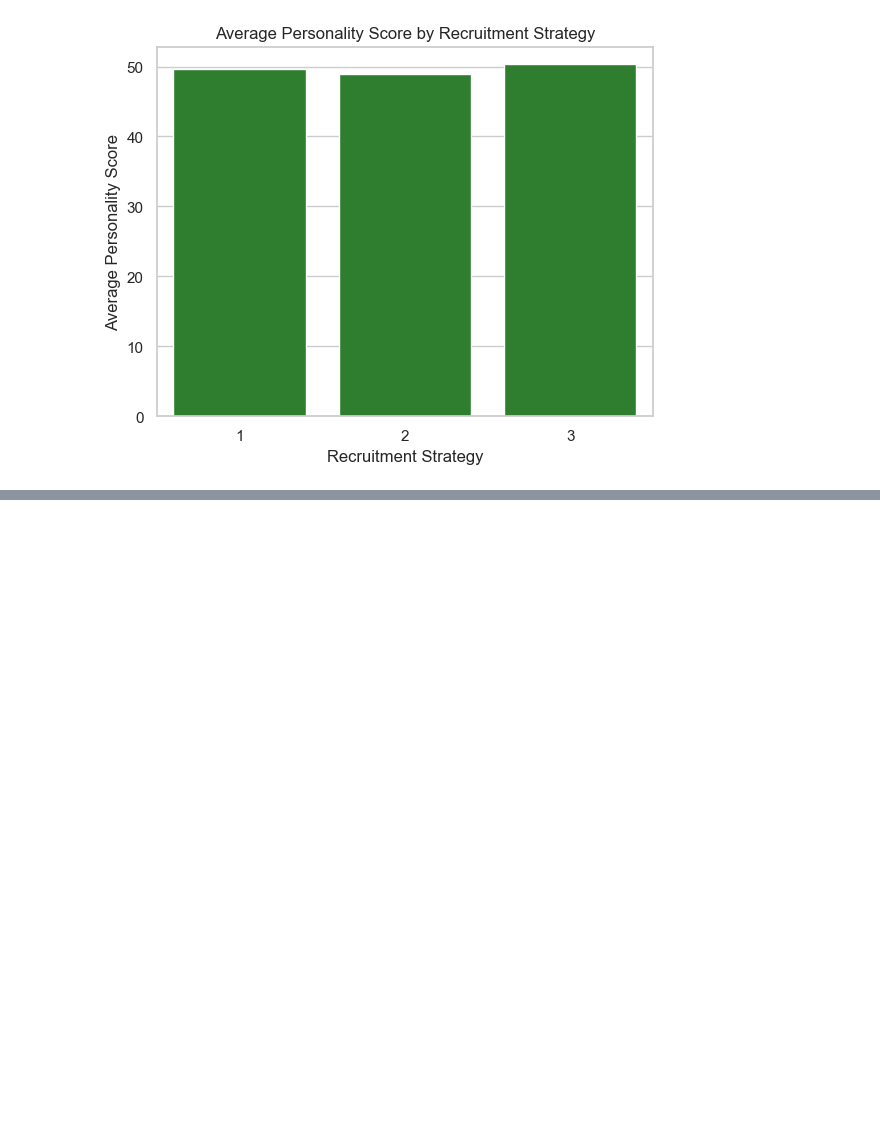
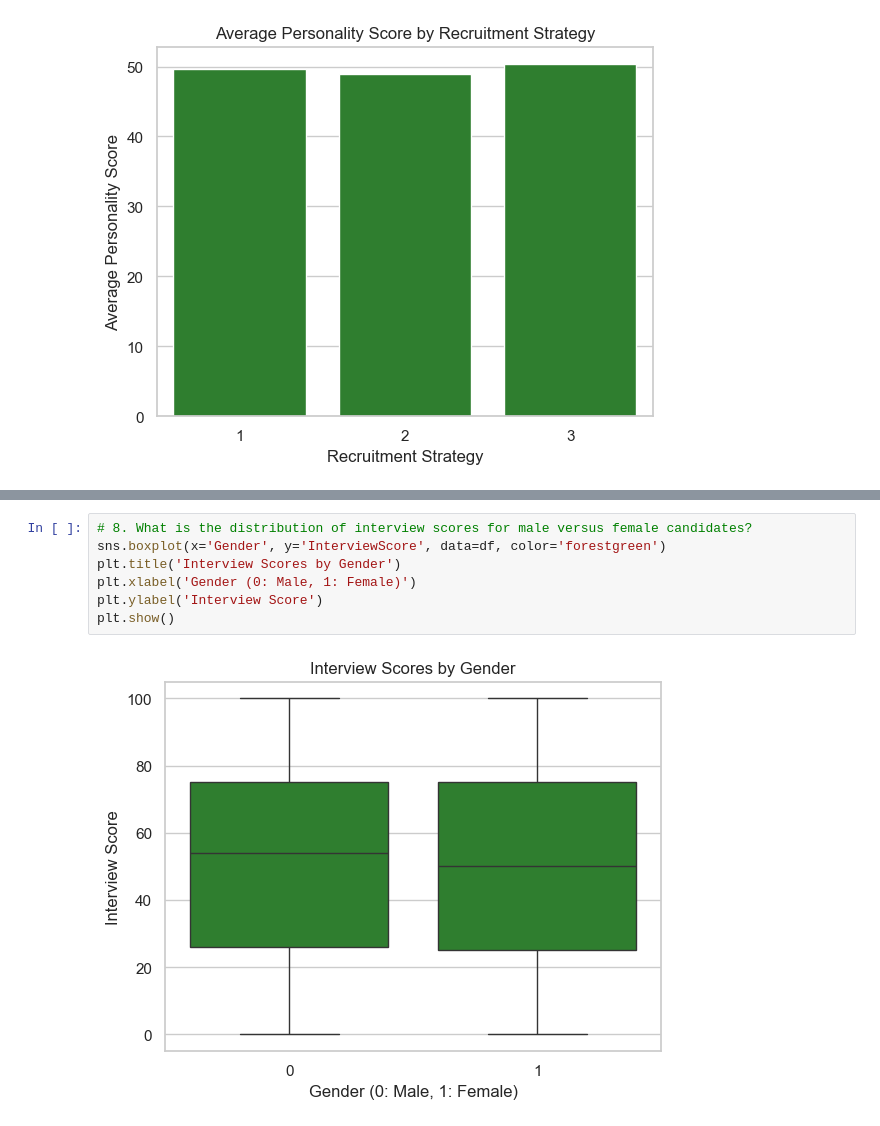
Before and after one commit to Eunnylans/Hiring--Analysis--Using--Linear--Regression, a Jupyter notebook: Predicting--Hiring--Decisions.ipynb, the cells around one changed output, grey strips where cells are left out. Drawn from its saved outputs; the diff is of its cells as text; blank space fills up the shorter version.

```diff
--- a/Predicting--Hiring--Decisions.ipynb
+++ b/Predicting--Hiring--Decisions.ipynb
@@ -676,0 +686,9 @@ plt.show()
+# %%
+# 8. What is the distribution of interview scores for male versus female candidates?
+sns.boxplot(x='Gender', y='InterviewScore', data=df, color='forestgreen')
+plt.title('Interview Scores by Gender')
+plt.xlabel('Gender (0: Male, 1: Female)')
+plt.ylabel('Interview Score')
+plt.show()
+# %% [output]
+[figure, added]
```
Also changed, not shown: parts of 10 cells of this notebook.
